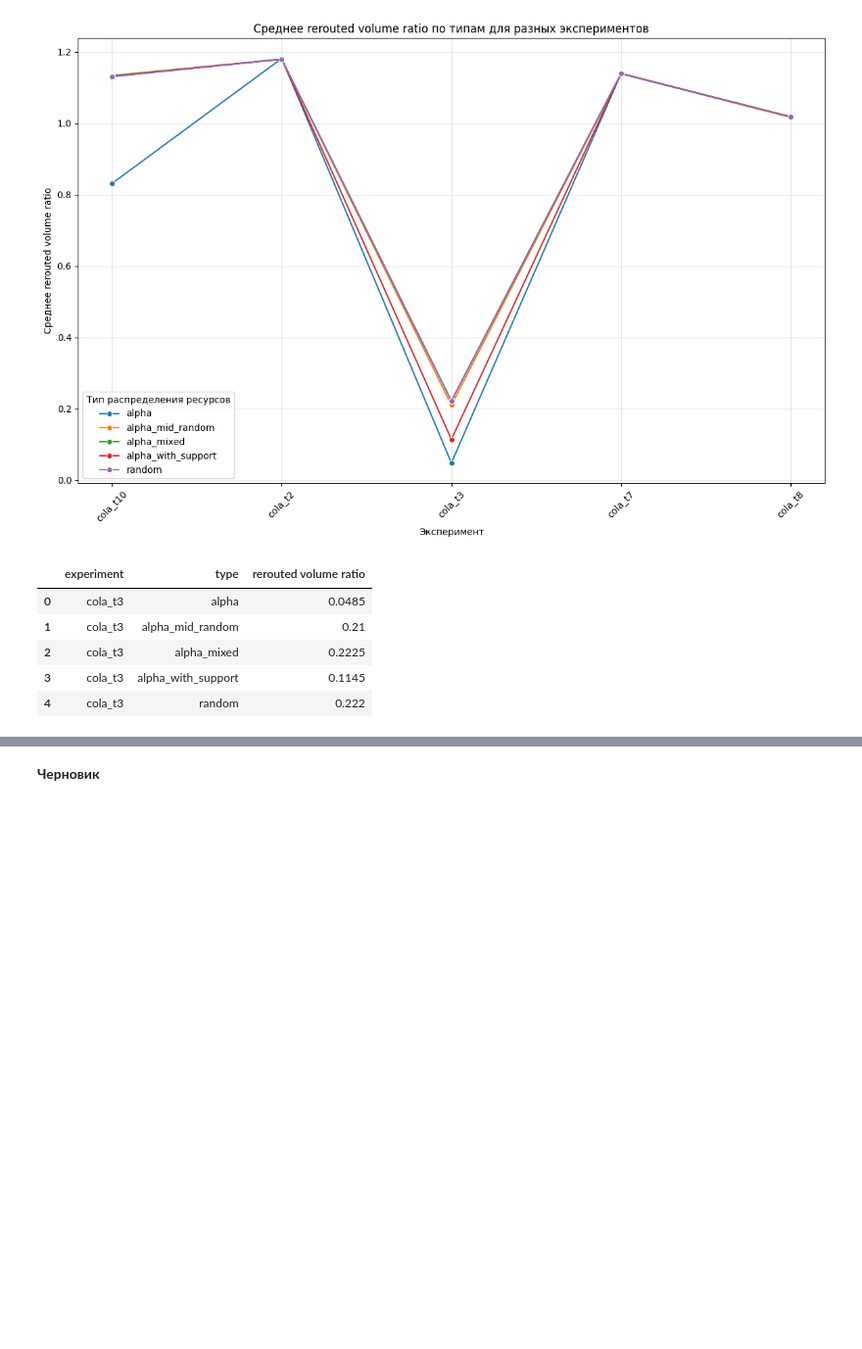
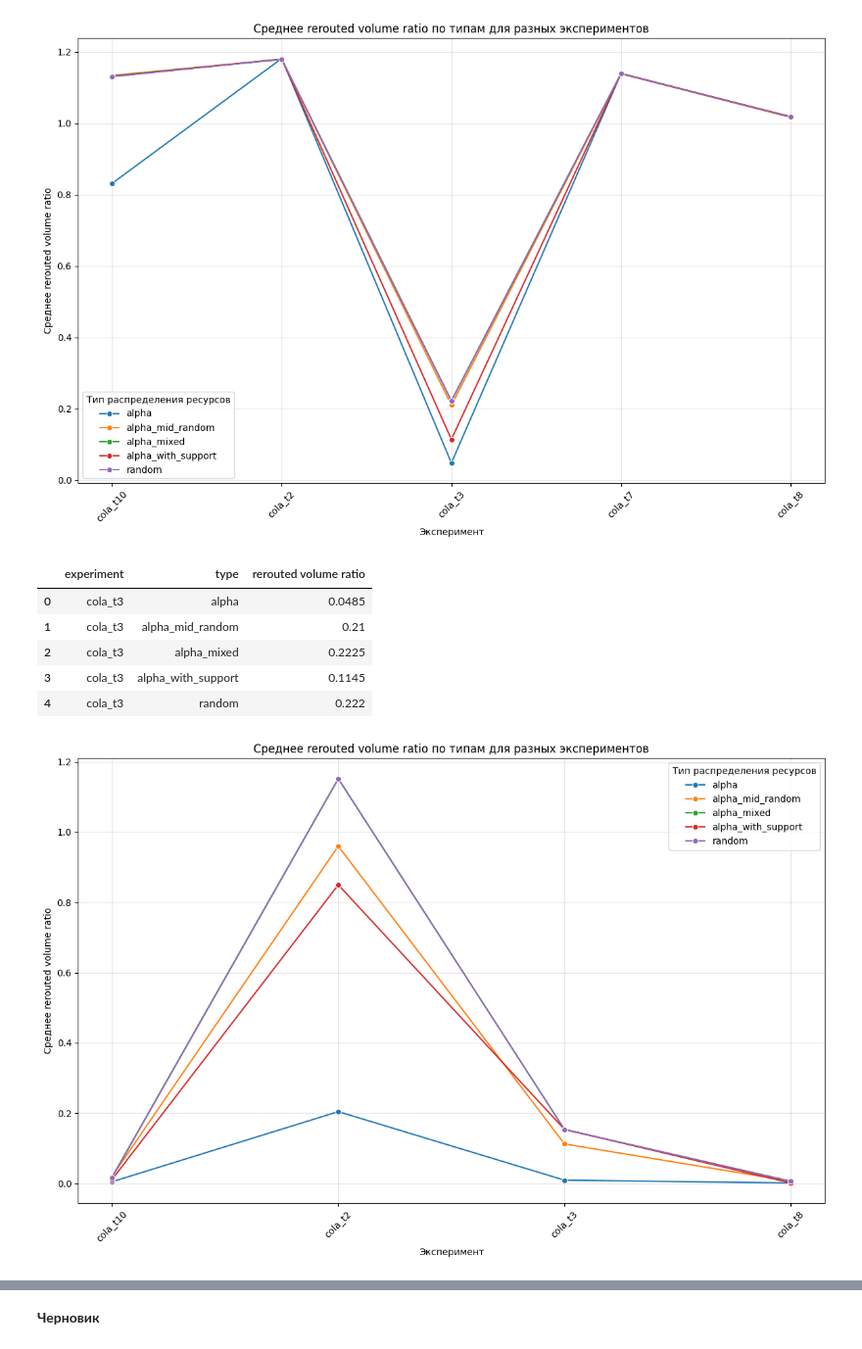
Before and after one commit to Karasiari/Graphs, a Jupyter notebook: SupportReduced.ipynb, the cells around one changed output, grey strips where cells are left out. Shown at 98% size. Cells and saved outputs as stored; diff of their text form; code cells hidden in the pictures; blank space fills up the shorter version.

```diff
--- a/SupportReduced.ipynb
+++ b/SupportReduced.ipynb
@@ -291,3 +291,49 @@ average_cola_t3
 | 2 | cola_t3 | alpha_mixed | 0.2225 |
 | 3 | cola_t3 | alpha_with_support | 0.1145 |
 | 4 | cola_t3 | random | 0.222 |
+# %%
+def small_test_table_hu_traffic_generated(hu_names):
+  all_dfs = []
+  available_demand_volumes = ((1, 0.9), (2, 0.1))
+  allocation_types = ['alpha', 'random', 'alpha_mid_random', 'alpha_with_support', 'alpha_mixed']
+  hu_graphs = read_hu_graphs(path_to_folder, hu_names, True)
+
+  for hu_name in hu_names:
+    hu_graph = hu_graphs[hu_name]
+    adj_graph_hu = hu_graph['adj_graph']
+    adj_graph_gravity, traffic_graph_gravity =  generate_own_traffic(
+    adj_graph_hu,
+    available_demand_volumes,
+    generation_type="gravity",
+    generation_params={"beta": 0.1, "dyn_k": 0.85}
+    )
+    graph_for_exp_gravity = HuGraphForExps(adj_graph_gravity, traffic_graph_gravity)
+    capacity_value = hu_graph['capacity_value']
+    num_vertices = graph_for_exp_gravity.graph.number_of_nodes()
+    additional_resources = [capacity_value] * (num_vertices // 10)
+
+    results_hu = reduced_expand_test_for_graph(
+        graph=graph_for_exp_gravity,
+        additional_resources=additional_resources,
+        allocation_types=allocation_types,
+        tries_for_allocation=20,
+        epsilon=1.2,
+        available_volumes=available_demand_volumes,
+        random_seed=42
+    )
+    df = results_hu.copy()
+    columns_to_average = df.columns[2:]
+    df['average gamma'] = df[columns_to_average].replace([np.inf, -np.inf], np.nan).mean(axis=1, skipna=True)
+    df['experiment'] = f'{hu_name}'
+    df['type'] = df.index.get_level_values(0)
+    final_df = df[['experiment', 'type','rerouted volume ratio', 'average gamma']].copy()
+    all_dfs.append(final_df.copy())
+  return all_dfs
+# %%
+hu_names_traffic_generated = ['cola_t3', 'cola_t2', 'cola_t8', 'cola_t10']
+# %%
+results_hu_traffic_generated = small_test_table_hu_traffic_generated(hu_names_traffic_generated)
+# %%
+visualise_test(results_hu_traffic_generated)
+# %% [output]
+[figure, added]
```
Also changed, not shown: parts of 2 cells of this notebook.
